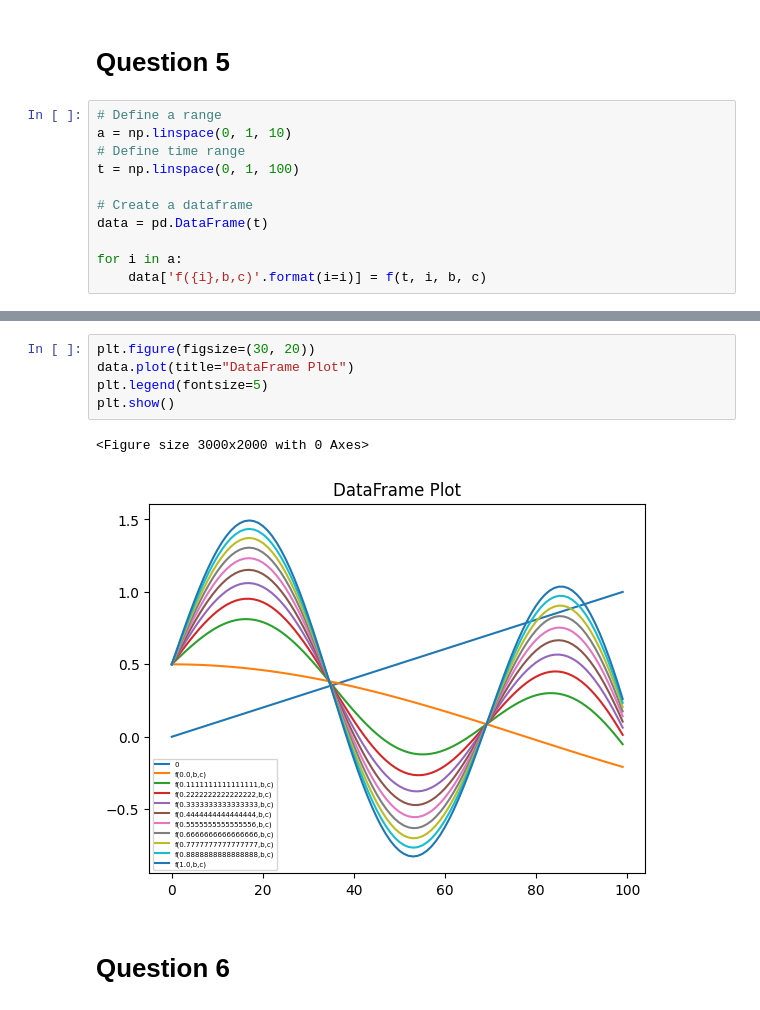
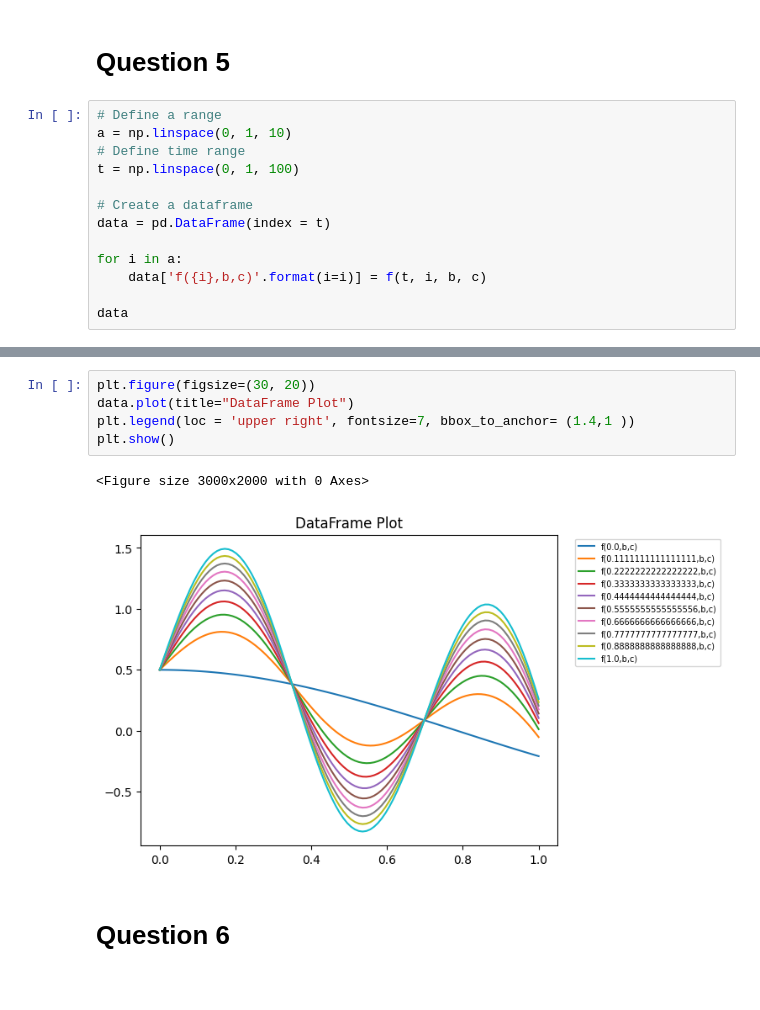
Before and after one commit to AndreaSainz/DIS, a Jupyter notebook: C1/Problem_shee_3/Problem1.ipynb, the cells around one changed output, grey strips where cells are left out. Drawn from its saved outputs; the diff is of its cells as text.

```diff
--- a/C1/Problem_shee_3/Problem1.ipynb
+++ b/C1/Problem_shee_3/Problem1.ipynb
@@ -118,7 +118,9 @@ a = np.linspace(0, 1, 10)
 t = np.linspace(0, 1, 100)
 
 # Create a dataframe
-data = pd.DataFrame(t)
+data = pd.DataFrame(index = t)
 
 for i in a:
     data['f({i},b,c)'.format(i=i)] = f(t, i, b, c)
+
+data
@@ -125,10 +141,10 @@ for i in a:
 # %%
 plt.figure(figsize=(30, 20))
 data.plot(title="DataFrame Plot")
-plt.legend(fontsize=5)
+plt.legend(loc = 'upper right', fontsize=7, bbox_to_anchor= (1.4,1 ))
 plt.show()
 # %% [output]
 <Figure size 3000x2000 with 0 Axes>
-[figure, old version]
+[figure, new version]
 # %% [markdown]
 # Question 6
```
Also changed, not shown: parts of 10 cells of this notebook.
